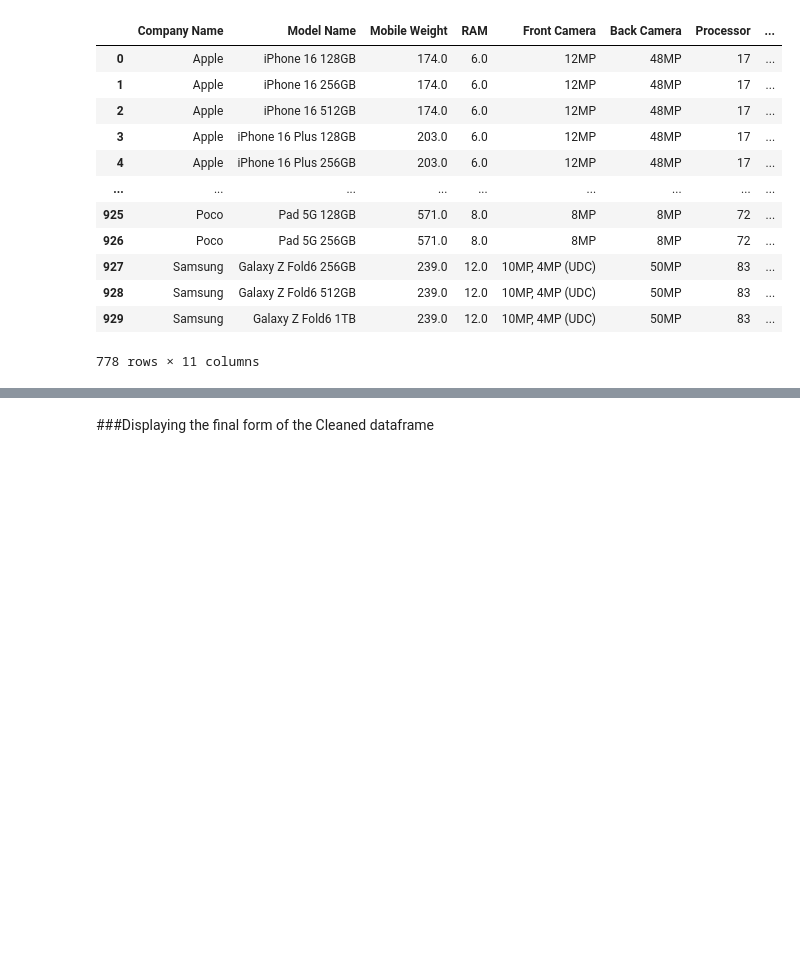
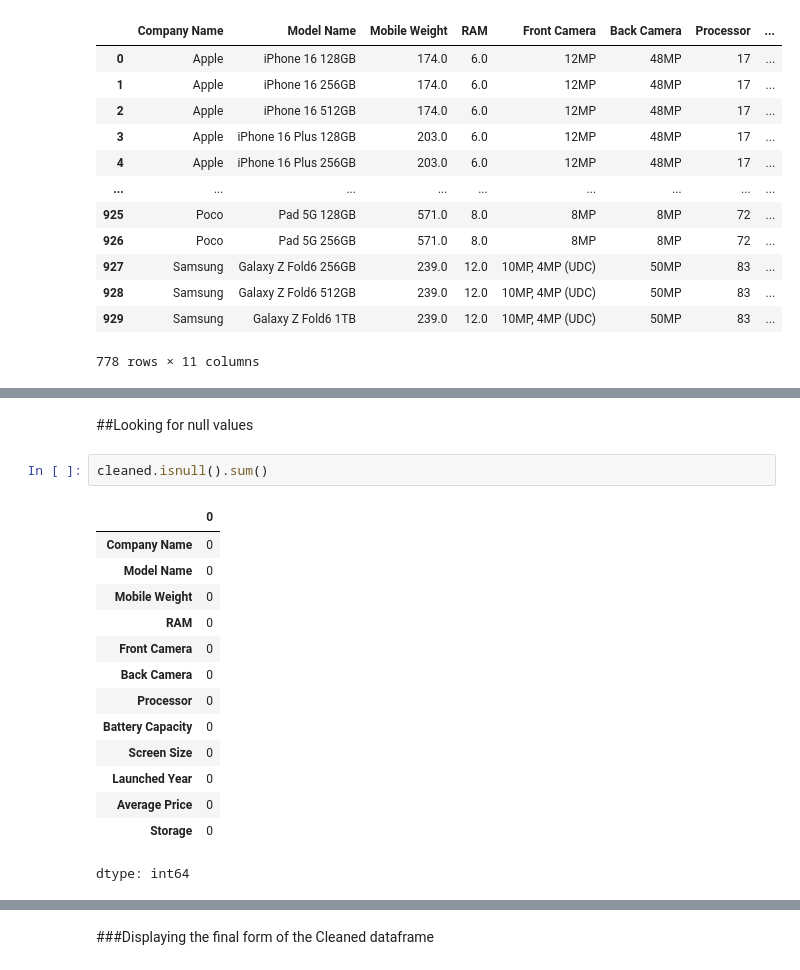
Before and after one commit to Intelligent-QuestionMark/Mobile-Device-Price-Prediction, a Jupyter notebook: 2025_Cleanup.ipynb, the cells around one changed output, grey strips where cells are left out. Cells and saved outputs as stored; diff of their text form; blank space fills up the shorter version.

Commit message:
Added dropping null values.

```diff
--- a/2025_Cleanup.ipynb
+++ b/2025_Cleanup.ipynb
@@ -318,0 +313,19 @@ See the caveats in the documentation: https://pandas.pydata.org/pandas-docs/stab
+# %% [markdown]
+##Looking for null values
+# %%
+cleaned.isnull().sum()
+# %% [output]
+|  | 0 |
+| Company Name | 0 |
+| Model Name | 0 |
+| Mobile Weight | 0 |
+| RAM | 0 |
+| Front Camera | 0 |
+| Back Camera | 0 |
+| Processor | 0 |
+| Battery Capacity | 0 |
+| Screen Size | 0 |
+| Launched Year | 0 |
+| Average Price | 0 |
+| Storage | 0 |
+dtype: int64
```
Also changed, not shown: parts of 3 cells of this notebook.
